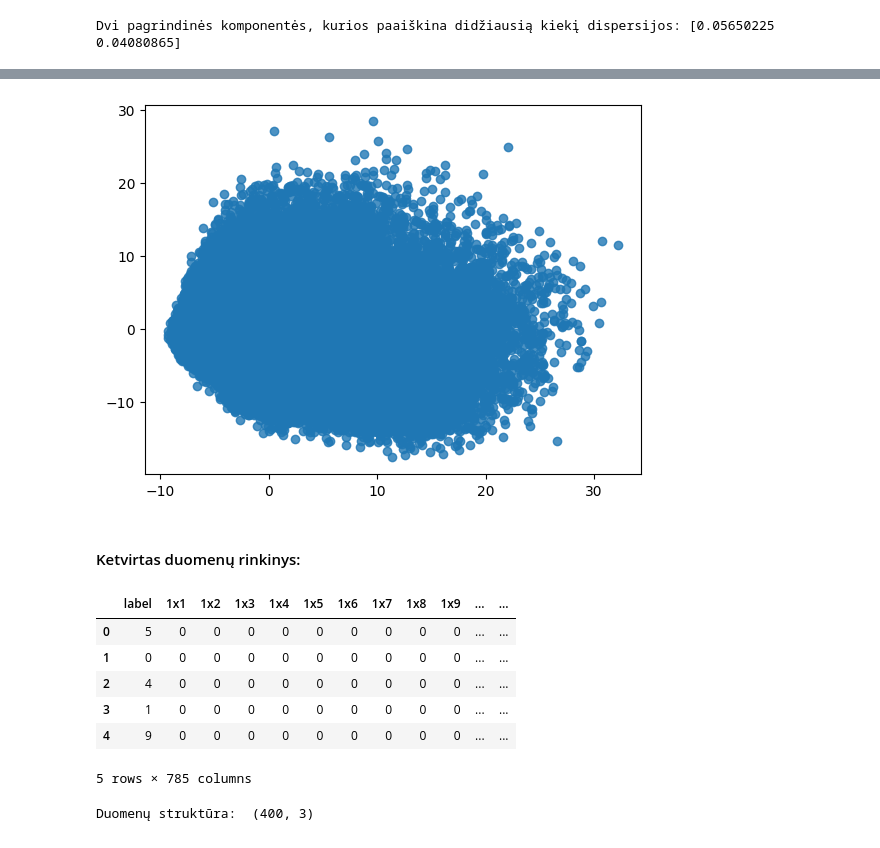
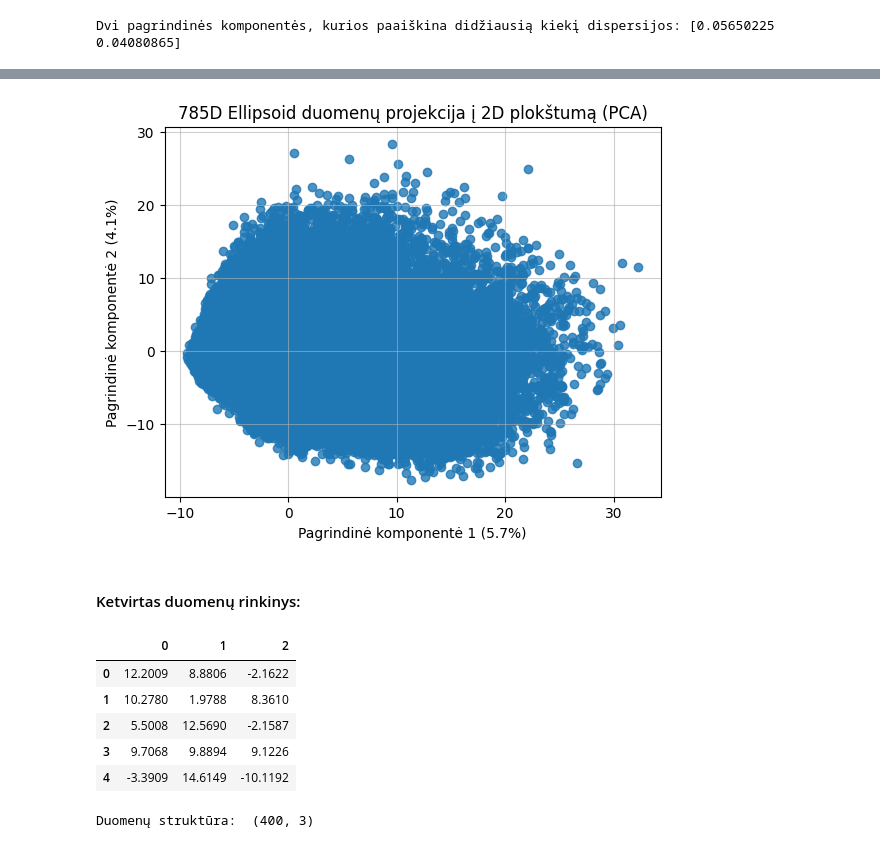
Before and after one commit to EvelinaDu/Papildomi_duomenu_vizualizavimo_skyriai, a Jupyter notebook: Algoritmas/kodas.ipynb, the cells around one changed output, grey strips where cells are left out. Cells and saved outputs as stored; diff of their text form; code cells hidden in the pictures.

```diff
--- a/Algoritmas/kodas.ipynb
+++ b/Algoritmas/kodas.ipynb
@@ -136,21 +146,24 @@ plt.show()
 # %%
+plt.grid(alpha=0.6)
 plt.scatter(transformed_train[:, 0], transformed_train[:, 1], alpha=0.8)
+plt.title("785D Ellipsoid duomenų projekcija į 2D plokštumą (PCA)")
+plt.xlabel(f"Pagrindinė komponentė 1 ({var_pca[0]}%)")
+plt.ylabel(f"Pagrindinė komponentė 2 ({var_pca[1]}%)")
 plt.show()
 # %% [output]
-[figure, old version]
+[figure, new version]
 # %% [markdown]
 #### Ketvirtas duomenų rinkinys:
 # %%
 df_roll = pd.read_csv("swiss_roll_example.csv", sep = ';', header = None)
-df_train.head(5)
+df_roll.head(5)
 # %% [output]
-|  | label | 1x1 | 1x2 | 1x3 | 1x4 | 1x5 | 1x6 | 1x7 | 1x8 | 1x9 | ... | ... |
-| 0 | 5 | 0 | 0 | 0 | 0 | 0 | 0 | 0 | 0 | 0 | ... | ... |
-| 1 | 0 | 0 | 0 | 0 | 0 | 0 | 0 | 0 | 0 | 0 | ... | ... |
-| 2 | 4 | 0 | 0 | 0 | 0 | 0 | 0 | 0 | 0 | 0 | ... | ... |
-| 3 | 1 | 0 | 0 | 0 | 0 | 0 | 0 | 0 | 0 | 0 | ... | ... |
-| 4 | 9 | 0 | 0 | 0 | 0 | 0 | 0 | 0 | 0 | 0 | ... | ... |
+|  | 0 | 1 | 2 |
+| 0 | 12.2009 | 8.8806 | -2.1622 |
+| 1 | 10.2780 | 1.9788 | 8.3610 |
+| 2 | 5.5008 | 12.5690 | -2.1587 |
+| 3 | 9.7068 | 9.8894 | 9.1226 |
+| 4 | -3.3909 | 14.6149 | -10.1192 |
-5 rows × 785 columns
 # %%
 print("Duomenų struktūra: ", df_roll.shape)
 # %% [output]
```
Also changed, not shown: parts of 7 cells of this notebook.
